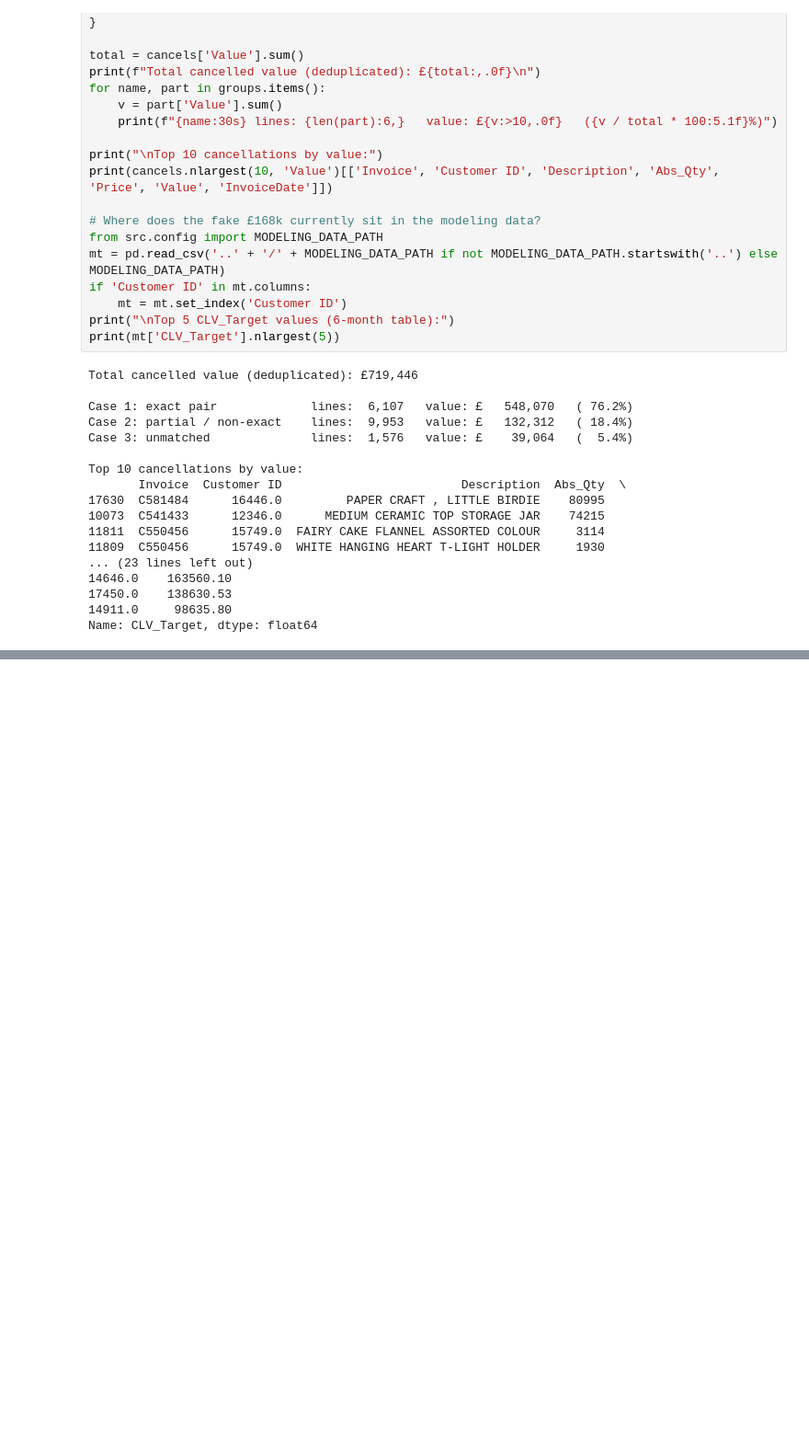
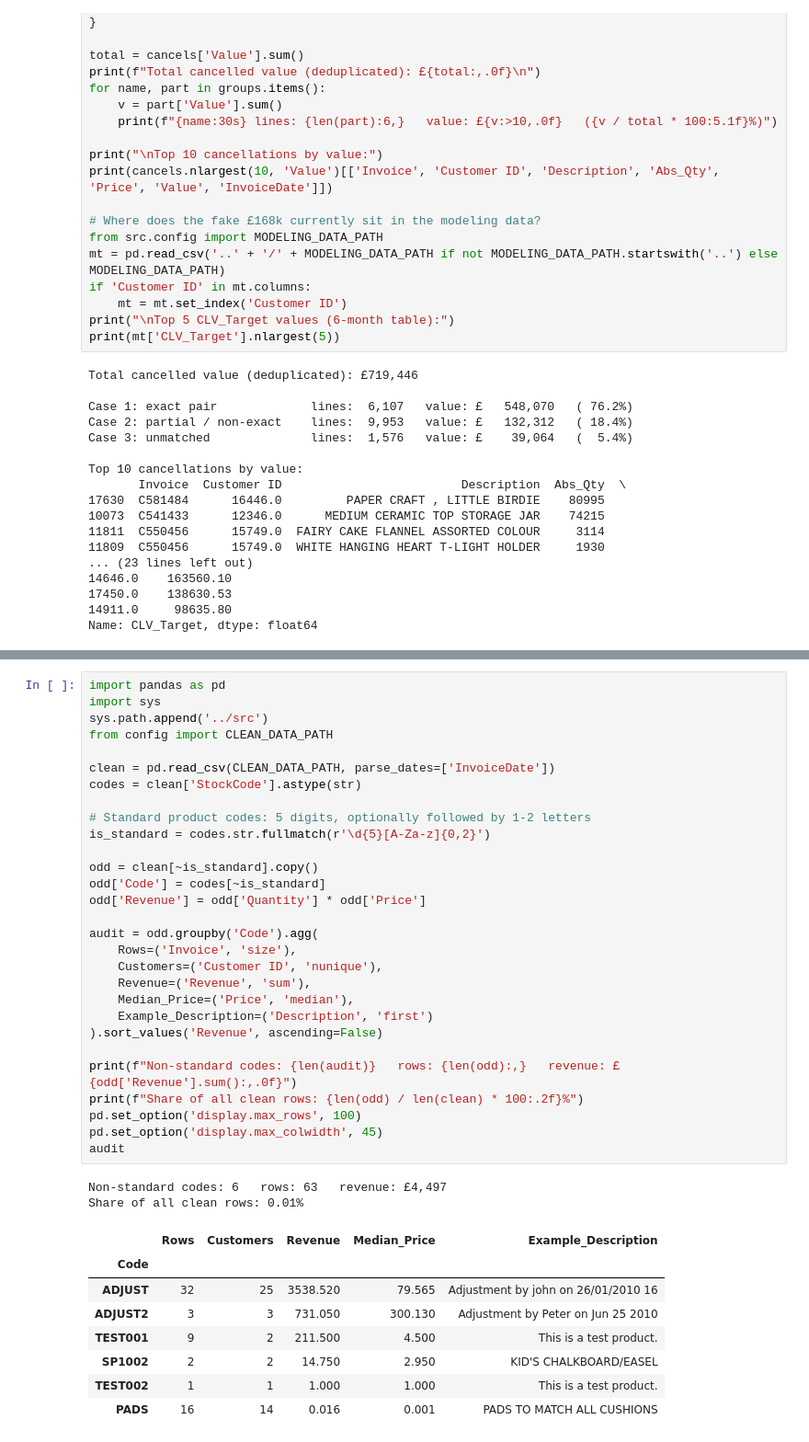
Before and after one commit to SourodeepRoy30/clv-predictor, a Jupyter notebook: pages/scratch.ipynb, the cells around one changed output, grey strips where cells are left out. Shown at 92% size. Cells and saved outputs as stored; diff of their text form; blank space fills up the shorter version.

```diff
--- a/pages/scratch.ipynb
+++ b/pages/scratch.ipynb
@@ -145,0 +245,40 @@ Name: CLV_Target, dtype: float64
+# %%
+import pandas as pd
+import sys
+sys.path.append('../src')
+from config import CLEAN_DATA_PATH
+
+clean = pd.read_csv(CLEAN_DATA_PATH, parse_dates=['InvoiceDate'])
+codes = clean['StockCode'].astype(str)
+
+# Standard product codes: 5 digits, optionally followed by 1-2 letters
+is_standard = codes.str.fullmatch(r'\d{5}[A-Za-z]{0,2}')
+
+odd = clean[~is_standard].copy()
+odd['Code'] = codes[~is_standard]
+odd['Revenue'] = odd['Quantity'] * odd['Price']
+
+audit = odd.groupby('Code').agg(
+    Rows=('Invoice', 'size'),
+    Customers=('Customer ID', 'nunique'),
+    Revenue=('Revenue', 'sum'),
+    Median_Price=('Price', 'median'),
+    Example_Description=('Description', 'first')
+).sort_values('Revenue', ascending=False)
+
+print(f"Non-standard codes: {len(audit)}   rows: {len(odd):,}   revenue: £{odd['Revenue'].sum():,.0f}")
+print(f"Share of all clean rows: {len(odd) / len(clean) * 100:.2f}%")
+pd.set_option('display.max_rows', 100)
+pd.set_option('display.max_colwidth', 45)
+audit
+# %% [output]
+Non-standard codes: 6   rows: 63   revenue: £4,497
+Share of all clean rows: 0.01%
+|  | Rows | Customers | Revenue | Median_Price | Example_Description |
+| Code |  |  |  |  |  |
+| ADJUST | 32 | 25 | 3538.520 | 79.565 | Adjustment by john on 26/01/2010 16 |
+| ADJUST2 | 3 | 3 | 731.050 | 300.130 | Adjustment by Peter on Jun 25 2010 |
+| TEST001 | 9 | 2 | 211.500 | 4.500 | This is a test product. |
+| SP1002 | 2 | 2 | 14.750 | 2.950 | KID'S CHALKBOARD/EASEL |
+| TEST002 | 1 | 1 | 1.000 | 1.000 | This is a test product. |
+| PADS | 16 | 14 | 0.016 | 0.001 | PADS TO MATCH ALL CUSHIONS |
```
Also changed, not shown: parts of 3 cells of this notebook, 4 other files.
